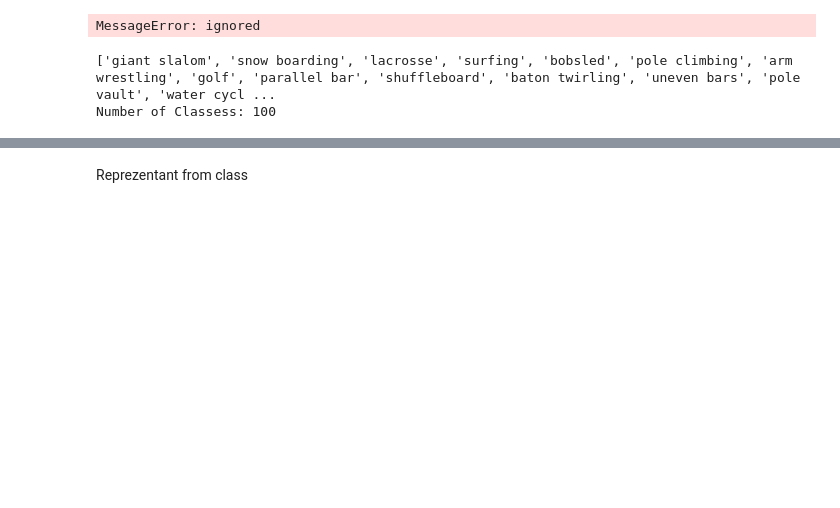
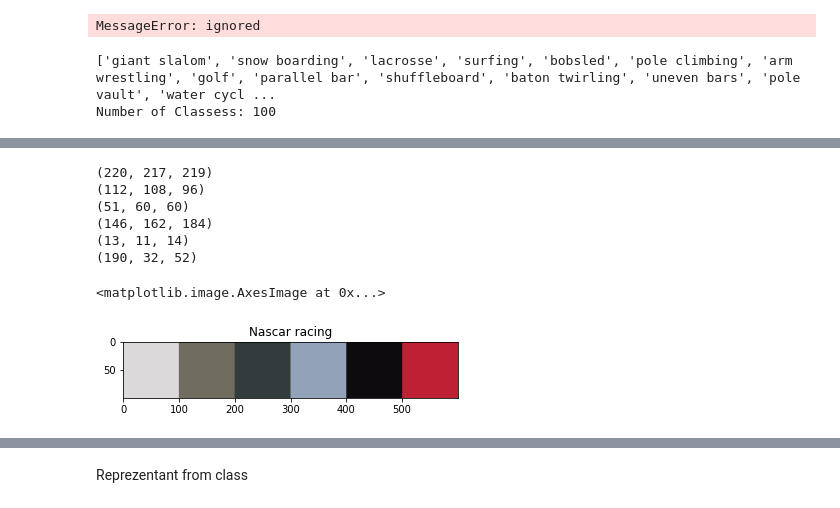
Before and after one commit to michalcik10/SUNS_zadanie1_Steamhry, a Jupyter notebook: zad3.ipynb, the cells around one changed output, grey strips where cells are left out. Saved outputs shown, nothing was run; the diff lists cells and outputs as text; code cells hidden in the pictures; blank space fills up the shorter version.

```diff
--- a/zad3.ipynb
+++ b/zad3.ipynb
@@ -70,3 +143,19 @@ print(num_pict)
+# %%
+nascar=[]
+
+nascar = path_to_img_array(train_data_dir + '/nascar racing/039.jpg')
+colors1 = pick_colors(nascar, 6)
+plt.title('Nascar racing')
+plt.imshow(show_key_colors(colors1))
+# %% [output]
+(220, 217, 219)
+(112, 108, 96)
+(51, 60, 60)
+(146, 162, 184)
+(13, 11, 14)
+(190, 32, 52)
+<matplotlib.image.AxesImage at 0x...>
+[figure, added]
 # %%
 import plotly.express as px
 fig_train_data = pd.DataFrame(os.listdir(train_data_dir)).copy()
```
Also changed, not shown: parts of 24 cells of this notebook.
